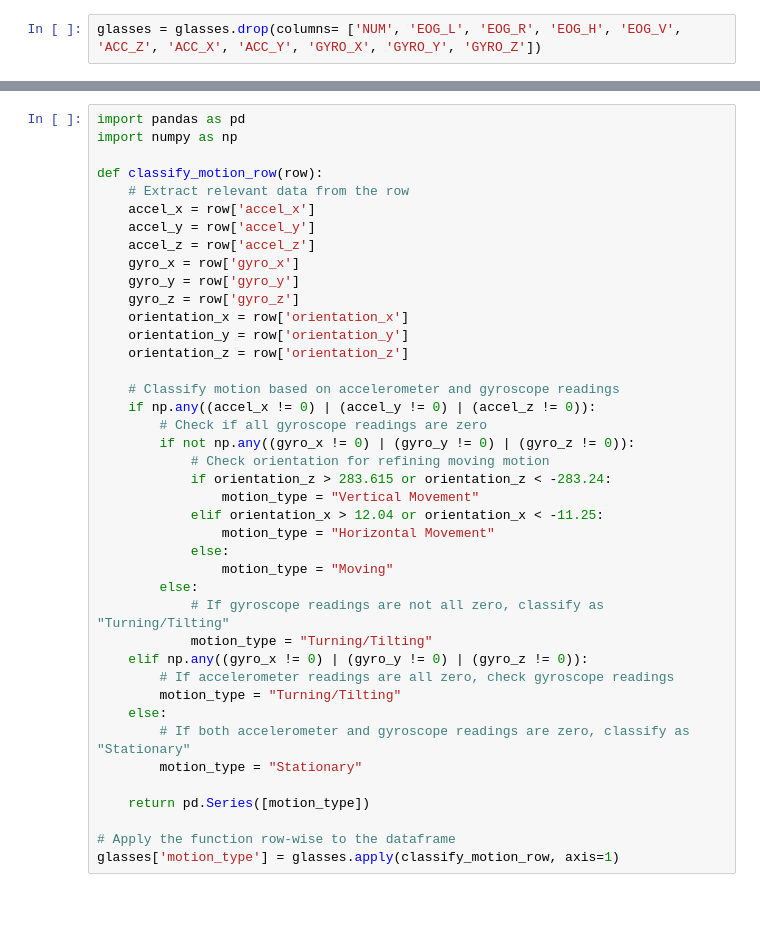
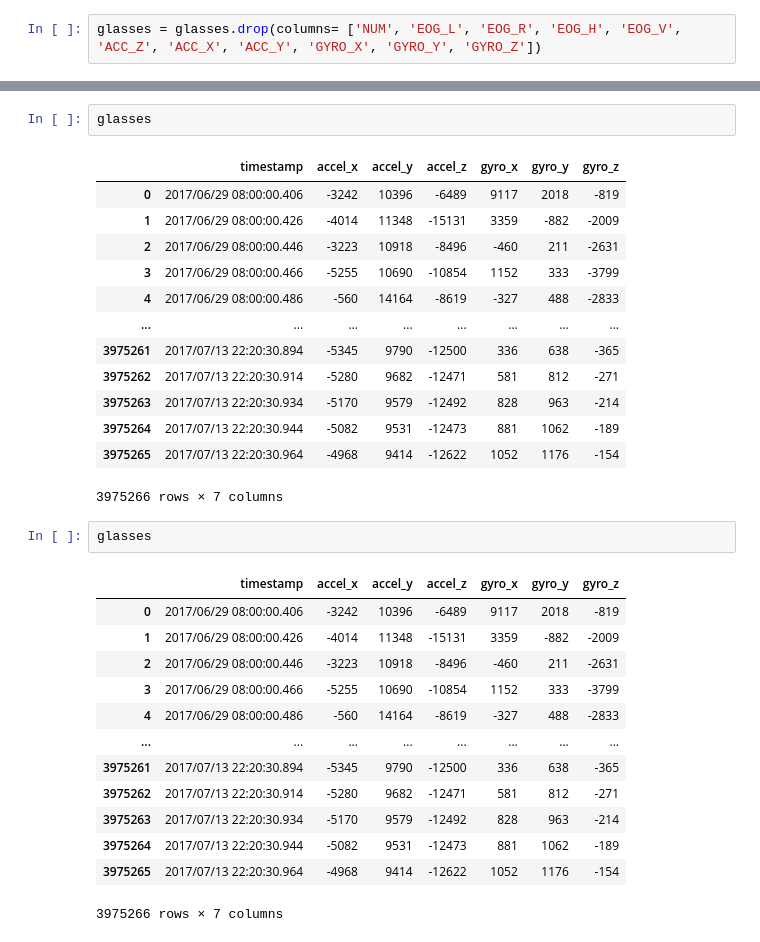
Before and after one commit to twotango/messenger, a Jupyter notebook: Research/Weeks/Week_14/14_1.ipynb, the cells around one changed output, grey strips where cells are left out. Cells and saved outputs as stored; diff of their text form; blank space fills up the shorter version.

```diff
--- a/Research/Weeks/Week_14/14_1.ipynb
+++ b/Research/Weeks/Week_14/14_1.ipynb
@@ -52,41 +15,32 @@ glasses['orientation_z'] = yaw
-# %%
-import pandas as pd
-import numpy as np
-
-def classify_motion_row(row):
-    # Extract relevant data from the row
-    accel_x = row['accel_x']
-    accel_y = row['accel_y']
-    accel_z = row['accel_z']
-    gyro_x = row['gyro_x']
-    gyro_y = row['gyro_y']
-    gyro_z = row['gyro_z']
-    orientation_x = row['orientation_x']
-    orientation_y = row['orientation_y']
-    orientation_z = row['orientation_z']
-
-    # Classify motion based on accelerometer and gyroscope readings
-    if np.any((accel_x != 0) | (accel_y != 0) | (accel_z != 0)):
-        # Check if all gyroscope readings are zero
-        if not np.any((gyro_x != 0) | (gyro_y != 0) | (gyro_z != 0)):
-            # Check orientation for refining moving motion
-            if orientation_z > 283.615 or orientation_z < -283.24:
-                motion_type = "Vertical Movement"
-            elif orientation_x > 12.04 or orientation_x < -11.25:
-                motion_type = "Horizontal Movement"
-            else:
-                motion_type = "Moving"
-        else:
-            # If gyroscope readings are not all zero, classify as "Turning/Tilting"
-            motion_type = "Turning/Tilting"
-    elif np.any((gyro_x != 0) | (gyro_y != 0) | (gyro_z != 0)):
-        # If accelerometer readings are all zero, check gyroscope readings
-        motion_type = "Turning/Tilting"
-    else:
-        # If both accelerometer and gyroscope readings are zero, classify as "Stationary"
-        motion_type = "Stationary"
-
-    return pd.Series([motion_type])
-
-# Apply the function row-wise to the dataframe
-glasses['motion_type'] = glasses.apply(classify_motion_row, axis=1)
+# %%
+glasses
+# %% [output]
+|  | timestamp | accel_x | accel_y | accel_z | gyro_x | gyro_y | gyro_z |
+| 0 | 2017/06/29 08:00:00.406 | -3242 | 10396 | -6489 | 9117 | 2018 | -819 |
+| 1 | 2017/06/29 08:00:00.426 | -4014 | 11348 | -15131 | 3359 | -882 | -2009 |
+| 2 | 2017/06/29 08:00:00.446 | -3223 | 10918 | -8496 | -460 | 211 | -2631 |
+| 3 | 2017/06/29 08:00:00.466 | -5255 | 10690 | -10854 | 1152 | 333 | -3799 |
+| 4 | 2017/06/29 08:00:00.486 | -560 | 14164 | -8619 | -327 | 488 | -2833 |
+| ... | ... | ... | ... | ... | ... | ... | ... |
+| 3975261 | 2017/07/13 22:20:30.894 | -5345 | 9790 | -12500 | 336 | 638 | -365 |
+| 3975262 | 2017/07/13 22:20:30.914 | -5280 | 9682 | -12471 | 581 | 812 | -271 |
+| 3975263 | 2017/07/13 22:20:30.934 | -5170 | 9579 | -12492 | 828 | 963 | -214 |
+| 3975264 | 2017/07/13 22:20:30.944 | -5082 | 9531 | -12473 | 881 | 1062 | -189 |
+| 3975265 | 2017/07/13 22:20:30.964 | -4968 | 9414 | -12622 | 1052 | 1176 | -154 |
+3975266 rows × 7 columns
+# %%
+glasses
+# %% [output]
+|  | timestamp | accel_x | accel_y | accel_z | gyro_x | gyro_y | gyro_z |
+| 0 | 2017/06/29 08:00:00.406 | -3242 | 10396 | -6489 | 9117 | 2018 | -819 |
+| 1 | 2017/06/29 08:00:00.426 | -4014 | 11348 | -15131 | 3359 | -882 | -2009 |
+| 2 | 2017/06/29 08:00:00.446 | -3223 | 10918 | -8496 | -460 | 211 | -2631 |
+| 3 | 2017/06/29 08:00:00.466 | -5255 | 10690 | -10854 | 1152 | 333 | -3799 |
+| 4 | 2017/06/29 08:00:00.486 | -560 | 14164 | -8619 | -327 | 488 | -2833 |
+| ... | ... | ... | ... | ... | ... | ... | ... |
+| 3975261 | 2017/07/13 22:20:30.894 | -5345 | 9790 | -12500 | 336 | 638 | -365 |
+| 3975262 | 2017/07/13 22:20:30.914 | -5280 | 9682 | -12471 | 581 | 812 | -271 |
+| 3975263 | 2017/07/13 22:20:30.934 | -5170 | 9579 | -12492 | 828 | 963 | -214 |
+| 3975264 | 2017/07/13 22:20:30.944 | -5082 | 9531 | -12473 | 881 | 1062 | -189 |
+| 3975265 | 2017/07/13 22:20:30.964 | -4968 | 9414 | -12622 | 1052 | 1176 | -154 |
+3975266 rows × 7 columns
```
Also changed, not shown: parts of 3 cells of this notebook, 7 other files.
